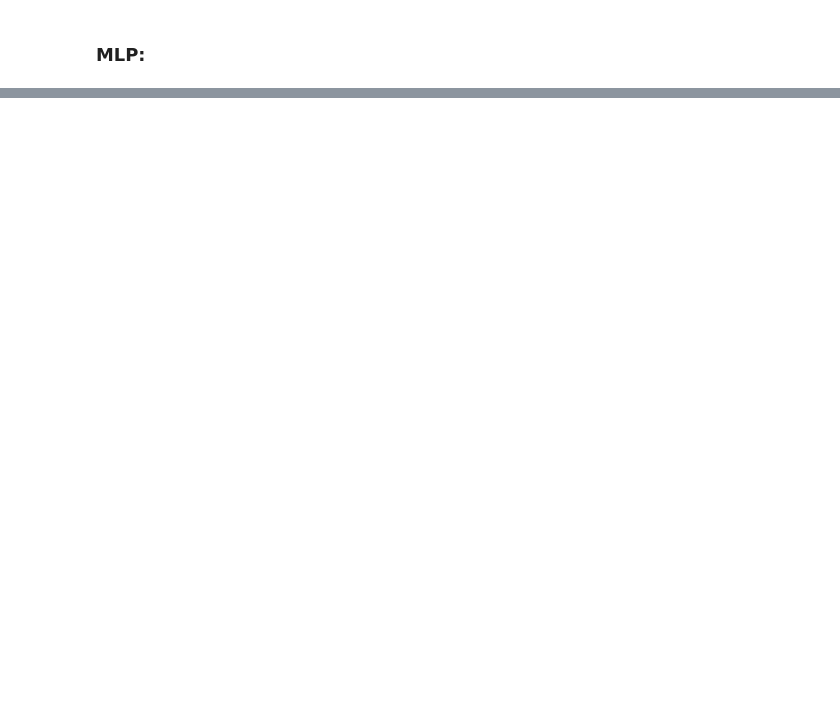
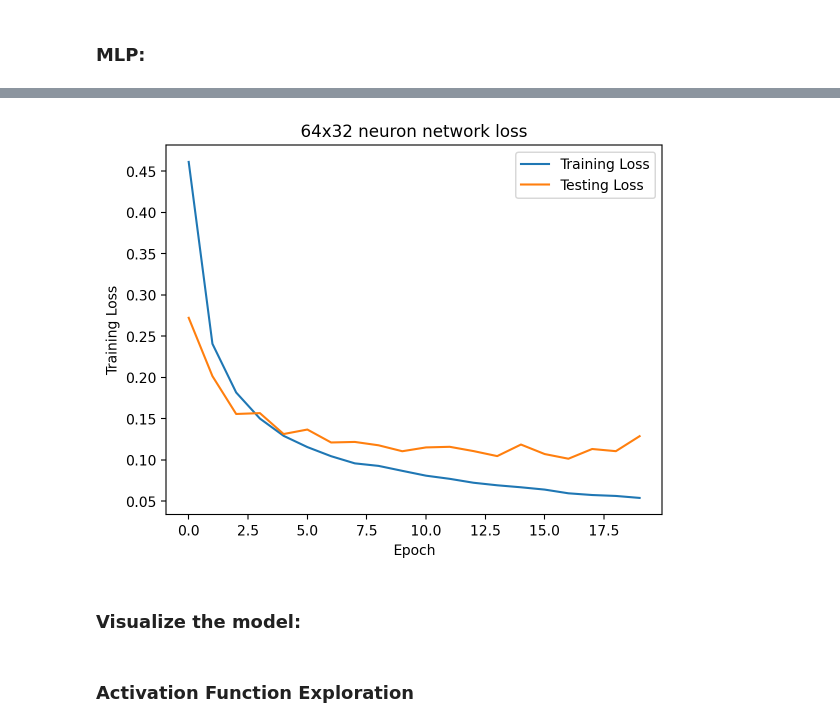
Before and after one commit to wildlyons99/senior_design, a Jupyter notebook: initial_work/pyTorch_examples/MLP_comparisons.ipynb, the cells around one changed output, grey strips where cells are left out. Saved outputs shown, nothing was run; the diff lists cells and outputs as text; code cells hidden in the pictures; blank space fills up the shorter version.

```diff
--- a/initial_work/pyTorch_examples/MLP_comparisons.ipynb
+++ b/initial_work/pyTorch_examples/MLP_comparisons.ipynb
@@ -165,0 +202,13 @@ Text(0.5, 0, 'Epoch')
+# %%
+plt.ylabel("Training Loss")
+plt.xlabel("Epoch")
+plt.plot(my_MLP.loss_during_training)
+plt.plot(my_MLP.test_loss_during_training)
+plt.title("64x32 neuron network loss")
+fig = plt.legend(["Training Loss", "Testing Loss"])
+# %% [output]
+[figure, added]
+# %% [markdown]
+### Visualize the model:
+# %% [markdown]
+### Activation Function Exploration
```
Also changed, not shown: parts of 15 cells of this notebook.
